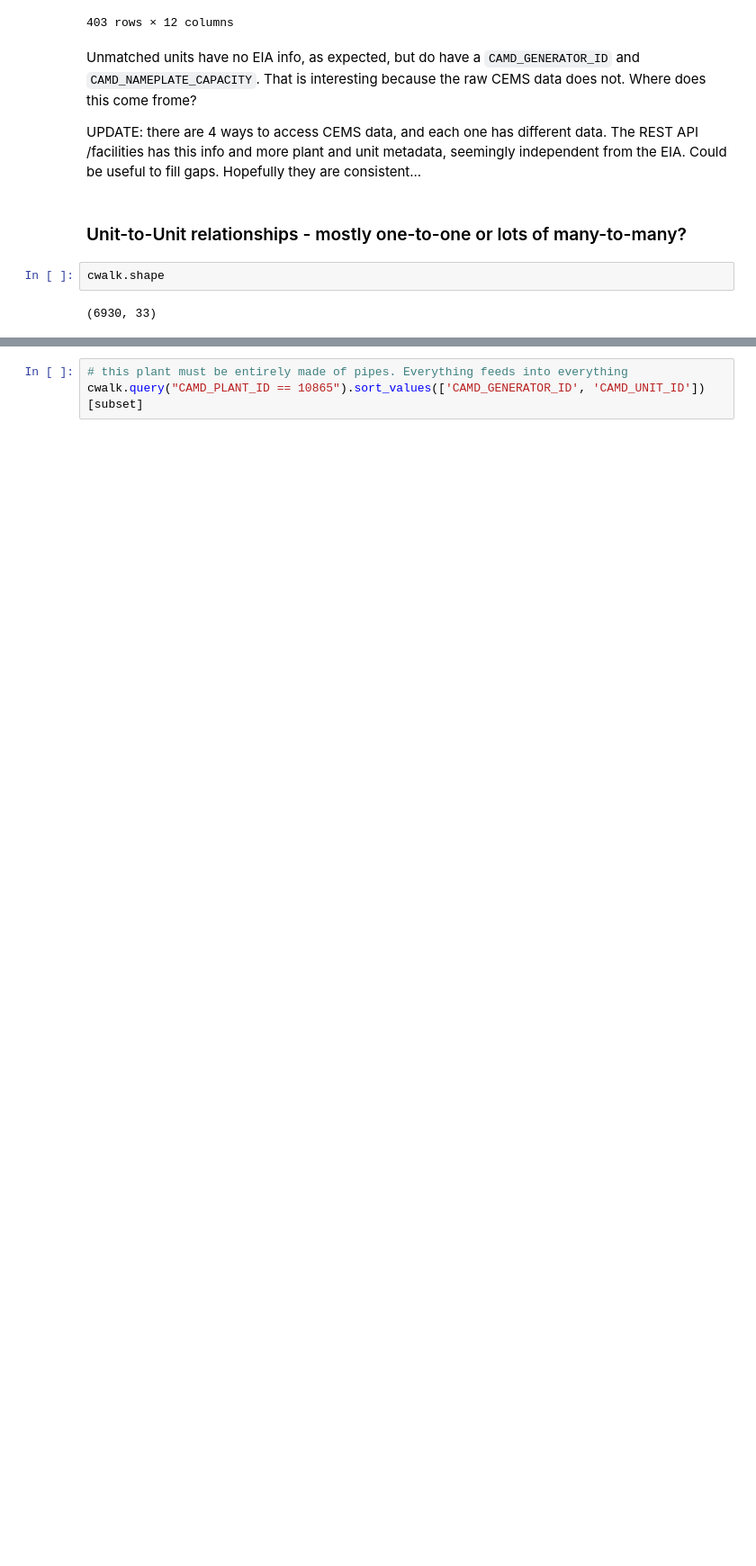
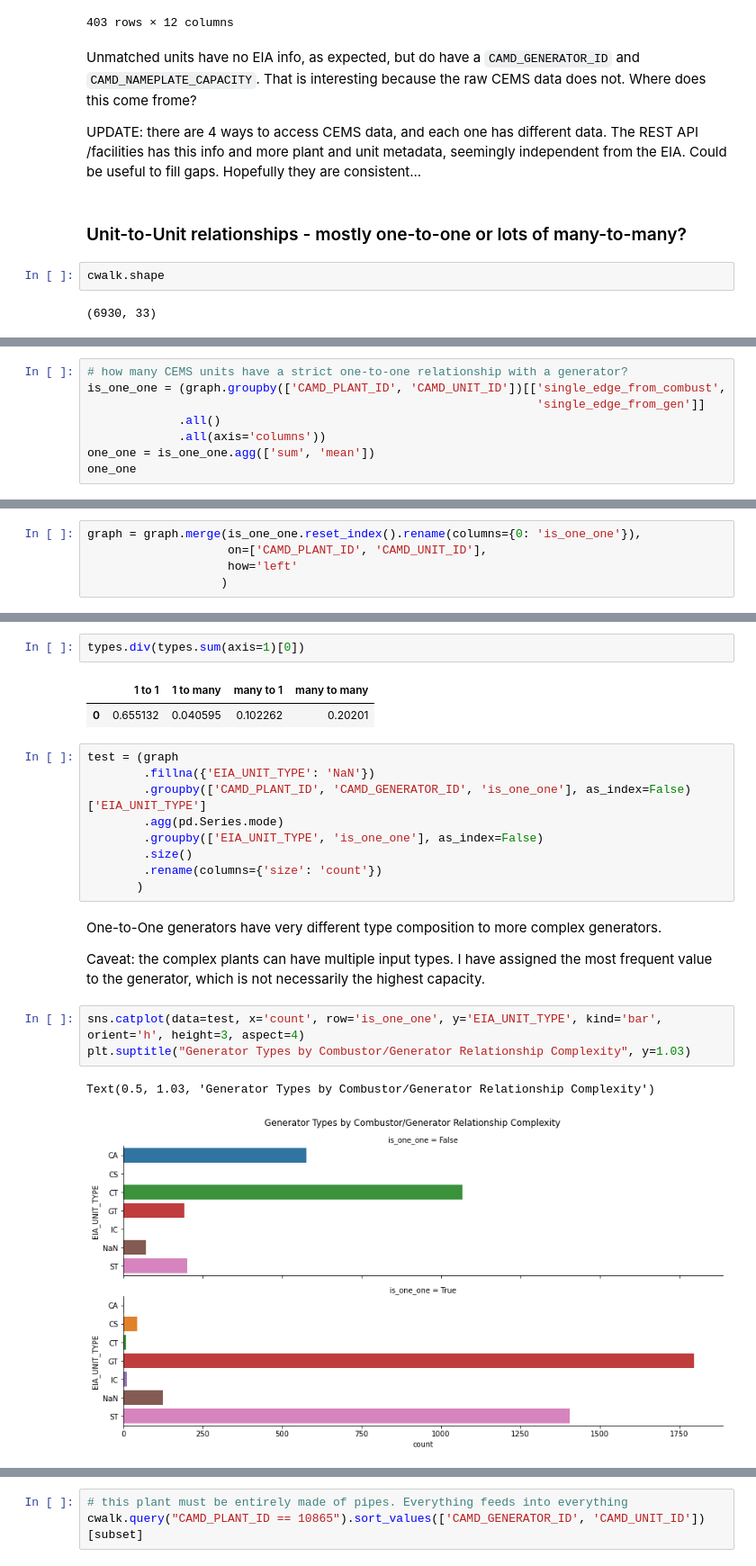
Before and after one commit to catalyst-cooperative/epacems_ramp_rates, a Jupyter notebook: notebooks/4.0-tb-EPA_crosswalk_explore.ipynb, the cells around one changed output, grey strips where cells are left out. Shown at 90% size. Saved outputs shown, nothing was run; the diff lists cells and outputs as text; blank space fills up the shorter version.

Commit message:
clean up combustor/generator relationship type analysis

```diff
--- a/notebooks/4.0-tb-EPA_crosswalk_explore.ipynb
+++ b/notebooks/4.0-tb-EPA_crosswalk_explore.ipynb
@@ -227,0 +163,8 @@ types.plot.bar(stacked=True, title="Combustor/Generator Relationship Types", ax=
+# %%
+# how many CEMS units have a strict one-to-one relationship with a generator?
+is_one_one = (graph.groupby(['CAMD_PLANT_ID', 'CAMD_UNIT_ID'])[['single_edge_from_combust',
+                                                                'single_edge_from_gen']]
+             .all()
+             .all(axis='columns'))
+one_one = is_one_one.agg(['sum', 'mean'])
+one_one
@@ -227,0 +193,5 @@ types.plot.bar(stacked=True, title="Combustor/Generator Relationship Types", ax=
+# %%
+graph = graph.merge(is_one_one.reset_index().rename(columns={0: 'is_one_one'}),
+                    on=['CAMD_PLANT_ID', 'CAMD_UNIT_ID'],
+                    how='left'
+                   )
@@ -227,0 +254,24 @@ types.plot.bar(stacked=True, title="Combustor/Generator Relationship Types", ax=
+# %%
+types.div(types.sum(axis=1)[0])
+# %% [output]
+|  | 1 to 1 | 1 to many | many to 1 | many to many |
+| 0 | 0.655132 | 0.040595 | 0.102262 | 0.20201 |
+# %%
+test = (graph
+        .fillna({'EIA_UNIT_TYPE': 'NaN'})
+        .groupby(['CAMD_PLANT_ID', 'CAMD_GENERATOR_ID', 'is_one_one'], as_index=False)['EIA_UNIT_TYPE']
+        .agg(pd.Series.mode)
+        .groupby(['EIA_UNIT_TYPE', 'is_one_one'], as_index=False)
+        .size()
+        .rename(columns={'size': 'count'})
+       )
+# %% [markdown]
+One-to-One generators have very different type composition to more complex generators.
+
+Caveat: the complex plants can have multiple input types. I have assigned the most frequent value to the generator, which is not necessarily the highest capacity.
+# %%
+sns.catplot(data=test, x='count', row='is_one_one', y='EIA_UNIT_TYPE', kind='bar', orient='h', height=3, aspect=4)
+plt.suptitle("Generator Types by Combustor/Generator Relationship Complexity", y=1.03)
+# %% [output]
+Text(0.5, 1.03, 'Generator Types by Combustor/Generator Relationship Complexity')
+[figure, added]
```
Also changed, not shown: parts of 45 cells of this notebook.
